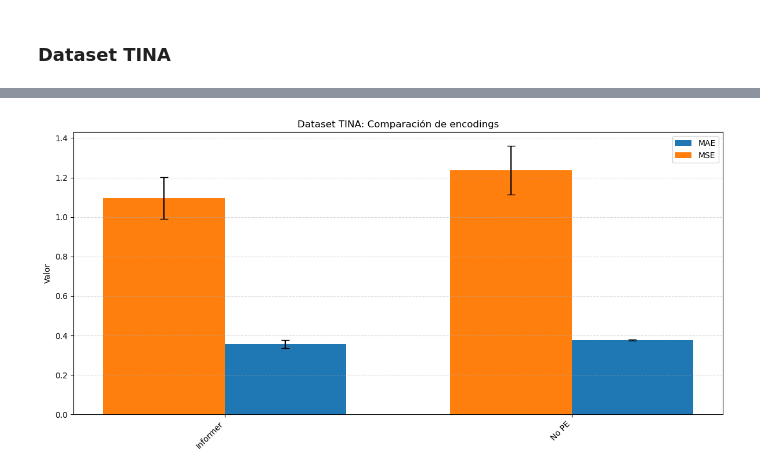
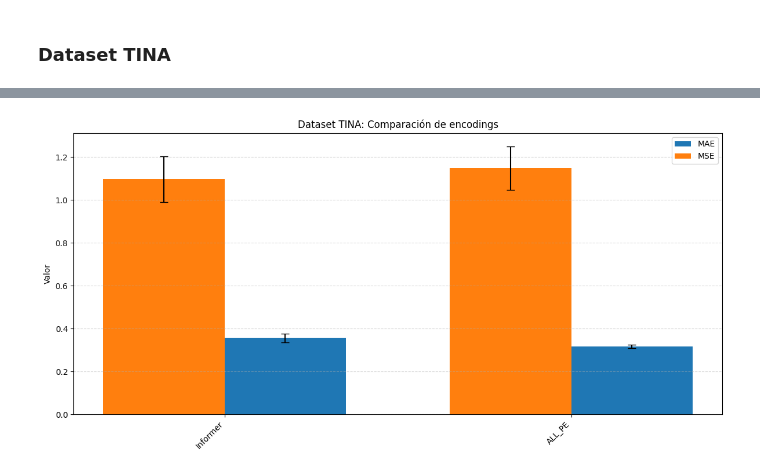
Before and after one commit to hexecoded/TFM, a Jupyter notebook: Experimentos/ResultadosNGPU.ipynb, the cells around one changed output, grey strips where cells are left out. Saved outputs shown, nothing was run; the diff lists cells and outputs as text; code cells hidden in the pictures.

Commit message:
Experimentación: añadido TPE para taxi y all_pe en TINA

```diff
--- a/Experimentos/ResultadosNGPU.ipynb
+++ b/Experimentos/ResultadosNGPU.ipynb
@@ -375,12 +375,12 @@ plot_metricas_con_error(final_df, titulo=f"Yellow Trip Data: Comparación de enc
 # %%
 # Ficheros con sus nombres de modelo
 model_files = {
-    #"ALL_PE": "metricas_InformerVanilla_tina_all_pe_weighted32_informer_TINA_ftM_sl180_ll60_pl60_win60_dm512_nh8_el2_dl1_df2048_atfull_fc5_ebtimeF_dtTrue_mxTrue_test_tina_all_pe_weighted32.csv",
+    "ALL_PE": "metricas_InformerVanilla_tina_all_pe_opt_informer_TINA_ftM_sl288_ll96_pl48_win60_dm512_nh8_el2_dl1_df2048_atfull_fc5_ebtimeF_dtTrue_mxTrue_test_tina_all_pe_opt.csv",
     #"ALL_PE (Shuffled)": "metricas_InformerVanilla_taxi_all_pe_shuffled_informer_Taxi_ftM_sl180_ll60_pl60_win60_dm512_nh8_el2_dl1_df2048_atfull_fc5_ebtimeF_dtTrue_mxTrue_test_taxi_all_pe_shuffled.csv",
     "Informer": "metricas_InformerVanilla_tina_informer_opt_informer_TINA_ftM_sl288_ll96_pl48_win60_dm512_nh8_el2_dl1_df2048_atfull_fc5_ebtimeF_dtTrue_mxTrue_test_tina_informer_opt.csv",
     #"Informer (Shuffled)": "metricas_InformerVanilla_taxi_informer_shuffled_informer_Taxi_ftM_sl180_ll60_pl60_win60_dm512_nh8_el2_dl1_df2048_atfull_fc5_ebtimeF_dtTrue_mxTrue_test_taxi_informer_shuffled.csv",
-    "No PE": "metricas_InformerVanilla_tina_nope_informer_TINA_ftM_sl180_ll60_pl60_win60_dm512_nh8_el2_dl1_df2048_atfull_fc5_ebtimeF_dtTrue_mxTrue_test_tina_nope.csv",
-    #"TPE": "metricas_InformerVanilla_tina_tpe32_informer_TINA_ftM_sl180_ll60_pl60_win60_dm512_nh8_el2_dl1_df2048_atfull_fc5_ebtimeF_dtTrue_mxTrue_test_tina_tpe32.csv",
+    #"No PE": "metricas_InformerVanilla_tina_nope_informer_TINA_ftM_sl180_ll60_pl60_win60_dm512_nh8_el2_dl1_df2048_atfull_fc5_ebtimeF_dtTrue_mxTrue_test_tina_nope.csv",
+    #"TPE": "metricas_InformerVanilla_tina_tpe_opt_informer_TINA_ftM_sl288_ll96_pl48_win60_dm512_nh8_el2_dl1_df2048_atfull_fc5_ebtimeF_dtTrue_mxTrue_test_tina_tpe_opt.csv",
     #"TPE (Shuffled)": "metricas_InformerVanilla_tina_tpe32_shuffled_informer_TINA_ftM_sl180_ll60_pl60_win60_dm512_nh8_el2_dl1_df2048_atfull_fc5_ebtimeF_dtTrue_mxTrue_test_tina_tpe32_shuffled.csv"
 }
 
@@ -421 +421 @@ plot_metricas_con_error(final_df, titulo=f"Dataset TINA: Comparación de encodin
-[figure, old version]
+[figure, new version]
```
Also changed, not shown: parts of 2 cells of this notebook, 2 other files.
